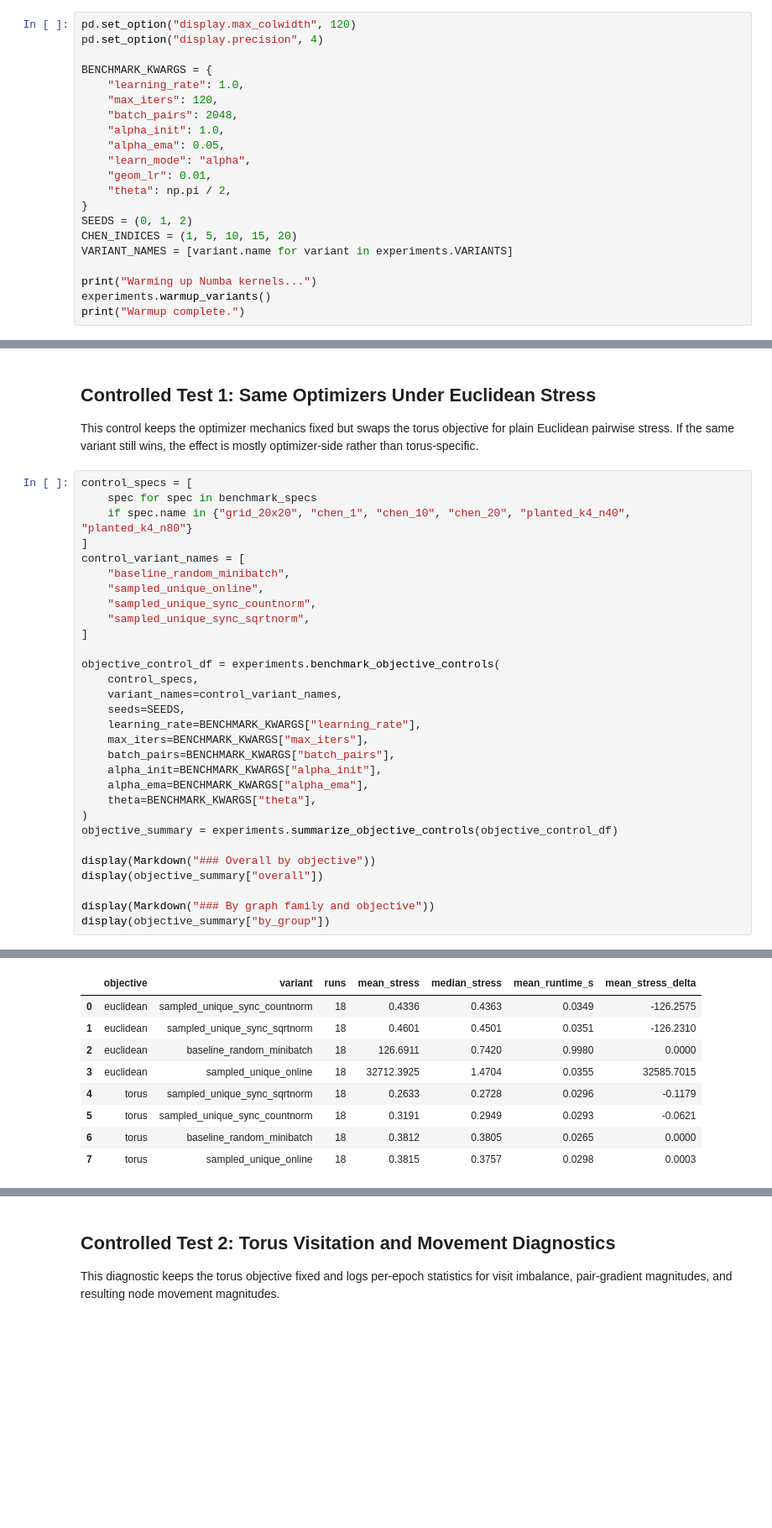
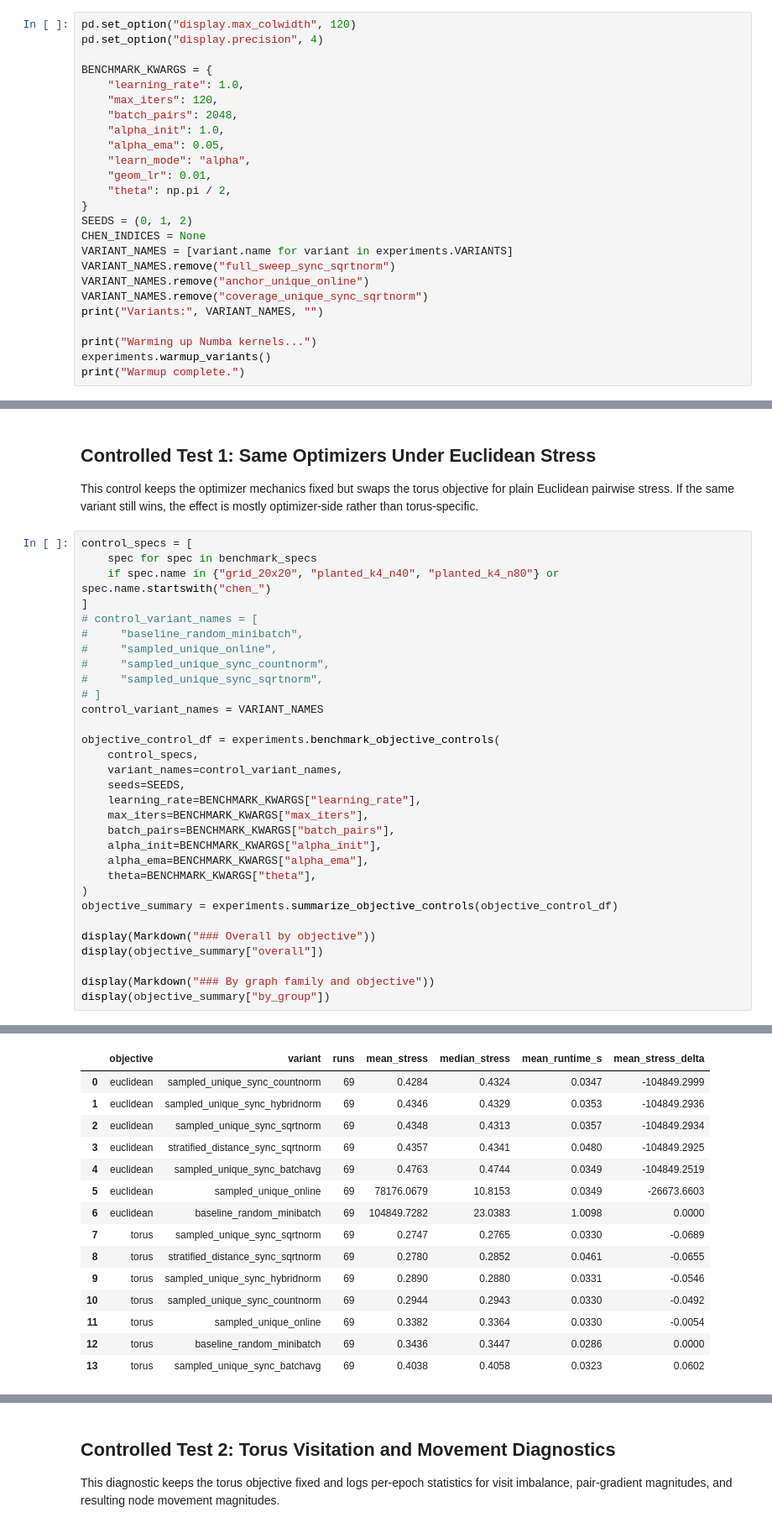
Before and after one commit to JacobLMiller/torus-mds, a Jupyter notebook: better_stress.ipynb, the cells around one changed output, grey strips where cells are left out. Shown at 84% size. Saved outputs shown, nothing was run; the diff lists cells and outputs as text; blank space fills up the shorter version.

```diff
--- a/better_stress.ipynb
+++ b/better_stress.ipynb
@@ -40,8 +43,12 @@ BENCHMARK_KWARGS = {
     "theta": np.pi / 2,
 }
 SEEDS = (0, 1, 2)
-CHEN_INDICES = (1, 5, 10, 15, 20)
+CHEN_INDICES = None
 VARIANT_NAMES = [variant.name for variant in experiments.VARIANTS]
+VARIANT_NAMES.remove("full_sweep_sync_sqrtnorm")
+VARIANT_NAMES.remove("anchor_unique_online")
+VARIANT_NAMES.remove("coverage_unique_sync_sqrtnorm")
+print("Variants:", VARIANT_NAMES, "")
 
 print("Warming up Numba kernels...")
 experiments.warmup_variants()
@@ -262,43 +276,50 @@ This control keeps the optimizer mechanics fixed but swaps the torus objective f
 # %%
 control_specs = [
     spec for spec in benchmark_specs
-    if spec.name in {"grid_20x20", "chen_1", "chen_10", "chen_20", "planted_k4_n40", "planted_k4_n80"}
+    if spec.name in {"grid_20x20", "planted_k4_n40", "planted_k4_n80"} or spec.name.startswith("chen_")
 ]
-control_variant_names = [
-    "baseline_random_minibatch",
-    "sampled_unique_online",
-    "sampled_unique_sync_countnorm",
-    "sampled_unique_sync_sqrtnorm",
-]
+# control_variant_names = [
+#     "baseline_random_minibatch",
+#     "sampled_unique_online",
+#     "sampled_unique_sync_countnorm",
+#     "sampled_unique_sync_sqrtnorm",
+# ]
+control_variant_names = VARIANT_NAMES
 
 objective_control_df = experiments.benchmark_objective_controls(
     control_specs,
     variant_names=control_variant_names,
     seeds=SEEDS,
     learning_rate=BENCHMARK_KWARGS["learning_rate"],
     max_iters=BENCHMARK_KWARGS["max_iters"],
     batch_pairs=BENCHMARK_KWARGS["batch_pairs"],
     alpha_init=BENCHMARK_KWARGS["alpha_init"],
     alpha_ema=BENCHMARK_KWARGS["alpha_ema"],
     theta=BENCHMARK_KWARGS["theta"],
 )
 objective_summary = experiments.summarize_objective_controls(objective_control_df)
 
 display(Markdown("### Overall by objective"))
 display(objective_summary["overall"])
 
 display(Markdown("### By graph family and objective"))
 display(objective_summary["by_group"])
 # %% [output]
 ### Overall by objective
 |  | objective | variant | runs | mean_stress | median_stress | mean_runtime_s | mean_stress_delta |
-| 0 | euclidean | sampled_unique_sync_countnorm | 18 | 0.4336 | 0.4363 | 0.0349 | -126.2575 |
-| 1 | euclidean | sampled_unique_sync_sqrtnorm | 18 | 0.4601 | 0.4501 | 0.0351 | -126.2310 |
-| 2 | euclidean | baseline_random_minibatch | 18 | 126.6911 | 0.7420 | 0.9980 | 0.0000 |
-| 3 | euclidean | sampled_unique_online | 18 | 32712.3925 | 1.4704 | 0.0355 | 32585.7015 |
-| 4 | torus | sampled_unique_sync_sqrtnorm | 18 | 0.2633 | 0.2728 | 0.0296 | -0.1179 |
-| 5 | torus | sampled_unique_sync_countnorm | 18 | 0.3191 | 0.2949 | 0.0293 | -0.0621 |
-| 6 | torus | baseline_random_minibatch | 18 | 0.3812 | 0.3805 | 0.0265 | 0.0000 |
-| 7 | torus | sampled_unique_online | 18 | 0.3815 | 0.3757 | 0.0298 | 0.0003 |
+| 0 | euclidean | sampled_unique_sync_countnorm | 69 | 0.4284 | 0.4324 | 0.0347 | -104849.2999 |
+| 1 | euclidean | sampled_unique_sync_hybridnorm | 69 | 0.4346 | 0.4329 | 0.0353 | -104849.2936 |
+| 2 | euclidean | sampled_unique_sync_sqrtnorm | 69 | 0.4348 | 0.4313 | 0.0357 | -104849.2934 |
+| 3 | euclidean | stratified_distance_sync_sqrtnorm | 69 | 0.4357 | 0.4341 | 0.0480 | -104849.2925 |
+| 4 | euclidean | sampled_unique_sync_batchavg | 69 | 0.4763 | 0.4744 | 0.0349 | -104849.2519 |
+| 5 | euclidean | sampled_unique_online | 69 | 78176.0679 | 10.8153 | 0.0349 | -26673.6603 |
+| 6 | euclidean | baseline_random_minibatch | 69 | 104849.7282 | 23.0383 | 1.0098 | 0.0000 |
+| 7 | torus | sampled_unique_sync_sqrtnorm | 69 | 0.2747 | 0.2765 | 0.0330 | -0.0689 |
+| 8 | torus | stratified_distance_sync_sqrtnorm | 69 | 0.2780 | 0.2852 | 0.0461 | -0.0655 |
+| 9 | torus | sampled_unique_sync_hybridnorm | 69 | 0.2890 | 0.2880 | 0.0331 | -0.0546 |
+| 10 | torus | sampled_unique_sync_countnorm | 69 | 0.2944 | 0.2943 | 0.0330 | -0.0492 |
+| 11 | torus | sampled_unique_online | 69 | 0.3382 | 0.3364 | 0.0330 | -0.0054 |
+| 12 | torus | baseline_random_minibatch | 69 | 0.3436 | 0.3447 | 0.0286 | 0.0000 |
+| 13 | torus | sampled_unique_sync_batchavg | 69 | 0.4038 | 0.4058 | 0.0323 | 0.0602 |
 ### By graph family and objective
 |  | objective | group | variant | runs | mean_stress | mean_runtime_s | mean_stress_delta |
```
Also changed, not shown: parts of 17 cells of this notebook, 1 other file.
